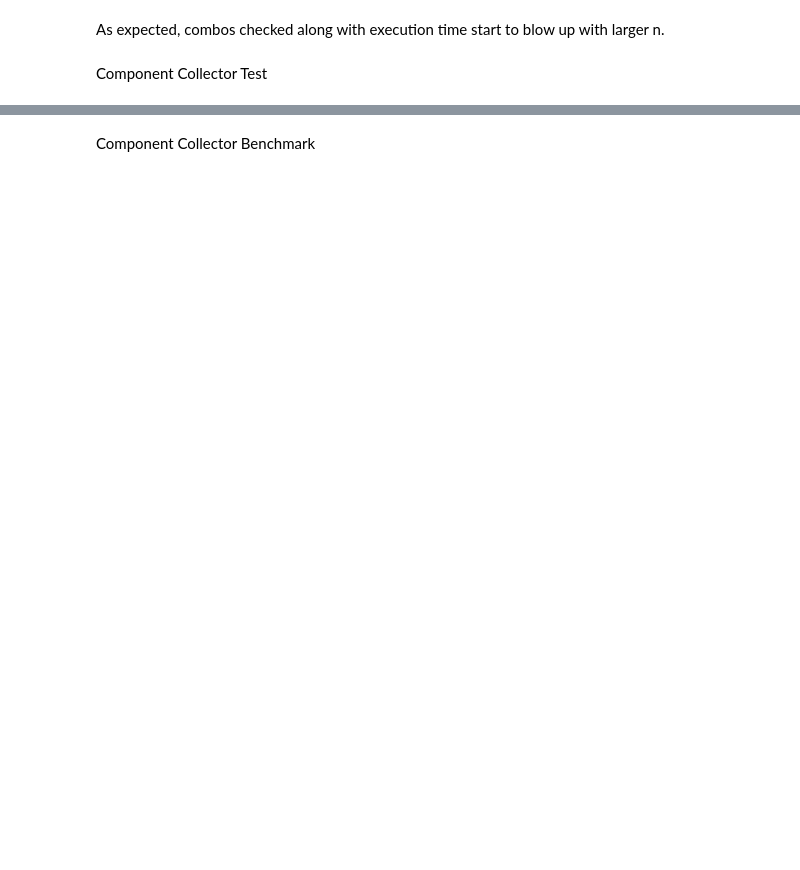
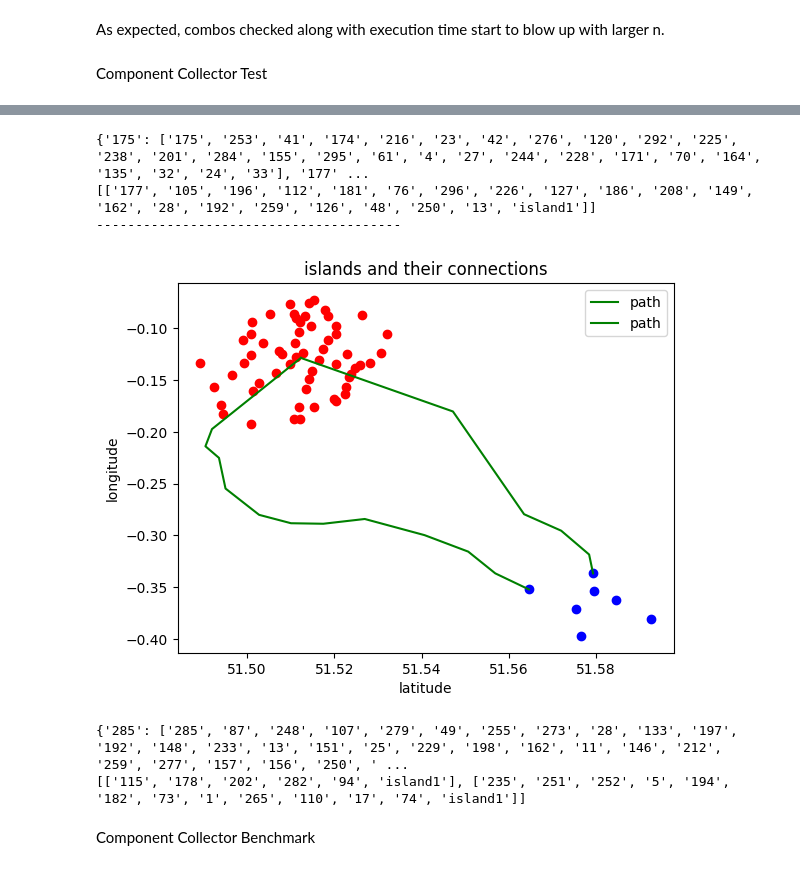
Before and after one commit to N4T10N01/Graph_Project, a Jupyter notebook: graph_lab.ipynb, the cells around one changed output, grey strips where cells are left out. Cells and saved outputs as stored; diff of their text form; code cells hidden in the pictures; blank space fills up the shorter version.

```diff
--- a/graph_lab.ipynb
+++ b/graph_lab.ipynb
@@ -424,3 +437,65 @@ KeyError: ''
+# %%
+#additional demonstration
+from cProfile import label
+import matplotlib.pyplot as plt
+import math
+
+obj=DiComponentConnector(g, 'zone')
+obj.generatePath('175','177',[['time']])
+print(obj.giveIslands())
+print(obj.givePath())
+print('---------------------------------------')
+obj.generatePath('285','199',[['time'], ['line']])
+islands=obj.giveIslands()
+paths=obj.givePath()
+
+latitude = []
+longitude = []
+
+for n in islands['285']:
+    latitude.append(float(g.getNode(n).getInfo('latitude')))
+    longitude.append(float(g.getNode(n).getInfo('longitude')))
+
+plt.scatter(latitude, longitude, c='red')
+
+cX=sum(latitude)/len(latitude)
+cY=sum(longitude)/len(longitude)
+
+latitude = []
+longitude = []
+
+for n in islands['199']:
+    latitude.append(float(g.getNode(n).getInfo('latitude')))
+    longitude.append(float(g.getNode(n).getInfo('longitude')))
+
+plt.scatter(latitude, longitude, c='blue')
+
+for path in paths:
+    latitude=[]
+    longitude=[]
+    for i in range(len(path)-1):
+        latitude.append(float(g.getNode(path[i]).getInfo('latitude')))
+        longitude.append(float(g.getNode(path[i]).getInfo('longitude')))
+    latitude.append(cX)
+    longitude.append(cY)
+    plt.plot(latitude, longitude, c='green', label='path')
+
+
+plt.xlabel('latitude')
+plt.ylabel('longitude')
+plt.title('islands and their connections')
+plt.legend()
+plt.show()
+
+print(islands)
+print(paths)
+# %% [output]
+{'175': ['175', '253', '41', '174', '216', '23', '42', '276', '120', '292', '225', '238', '201', '284', '155', '295', '61', '4', '27', '244', '228', '171', '70', '164', '135', '32', '24', '33'], '177' ...
+[['177', '105', '196', '112', '181', '76', '296', '226', '127', '186', '208', '149', '162', '28', '192', '259', '126', '48', '250', '13', 'island1']]
+---------------------------------------
+[figure, added]
+{'285': ['285', '87', '248', '107', '279', '49', '255', '273', '28', '133', '197', '192', '148', '233', '13', '151', '25', '229', '198', '162', '11', '146', '212', '259', '277', '157', '156', '250', ' ...
+[['115', '178', '202', '282', '94', 'island1'], ['235', '251', '252', '5', '194', '182', '73', '1', '265', '110', '17', '74', 'island1']]
 # %% [markdown]
 Component Collector Benchmark
 # %%
```
Also changed, not shown: parts of 17 cells of this notebook, 1 other file.
